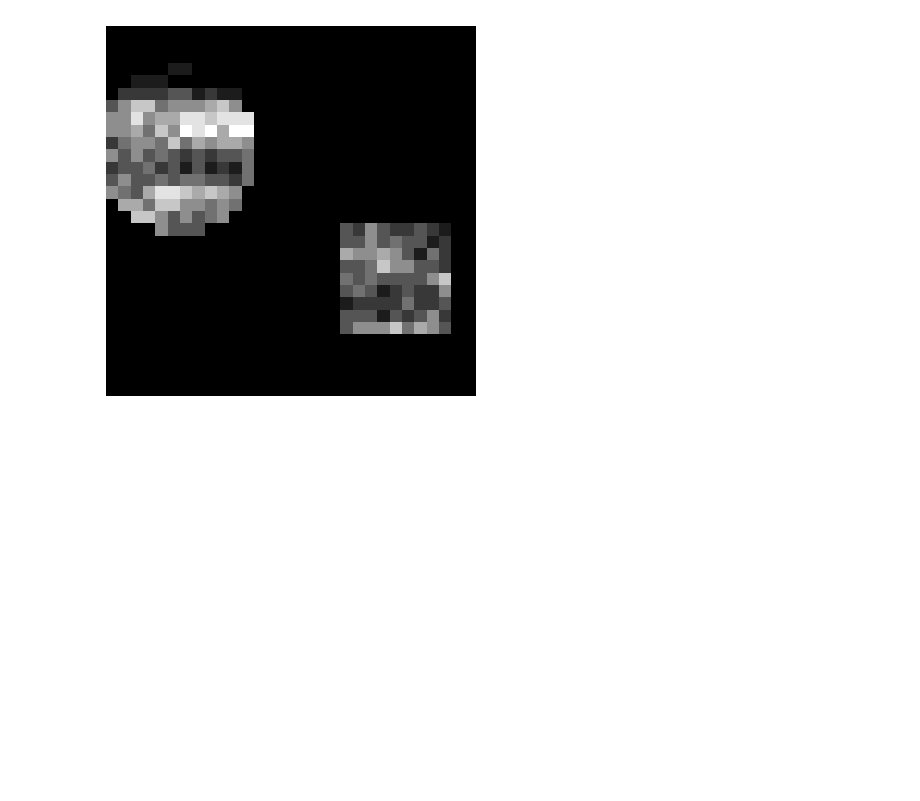
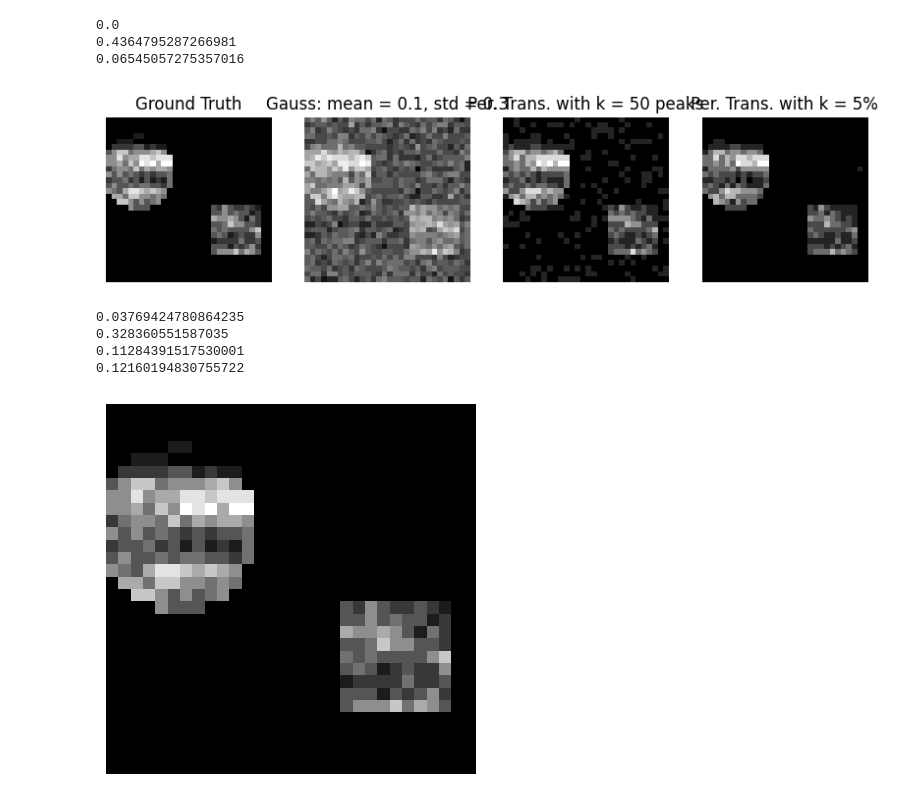
Before and after one commit to klailag/SupervisedTDAMethodForMALDI, a Jupyter notebook: Paper revision/simulation from r.ipynb, the cells around one changed output. Cells and saved outputs as stored; diff of their text form; code cells hidden in the pictures; blank space fills up the shorter version.

```diff
--- a/Paper revision/simulation from r.ipynb
+++ b/Paper revision/simulation from r.ipynb
@@ -331,3 +402,43 @@ plt.show()
+# %%
+print(signal_to_noise_ratio(images[0], images[0]))
+print(signal_to_noise_ratio(images[0], images[1]))
+print(signal_to_noise_ratio(images[0], images[2]))
+# %% [output]
+0.0
+0.4364795287266981
+0.06545057275357016
+# %%
+data = read_data("data/image_data.RData")
+images = [data]
+noisy_data = add_gaussian_noise(data, mean = 0.1, std = 0.3, seed=123)
+#noisy_data = add_poisson_noise(data, lam = 0.2, seed=123)
+images.append(noisy_data)
+fixed_pt = getPersistenceTransformation(data_X = pd.DataFrame(noisy_data), number_of_peaks = 50)
+images.append(fixed_pt)
+percantage_pt = getPersistenceTransformation2(data_X = pd.DataFrame(noisy_data), listOfK = [0.05])
+images.append(percantage_pt[0])
+labels = ['Ground Truth', 'Gauss: mean = 0.1, std = 0.3',  'Per. Trans. with k = 50 peaks', 'Per. Trans. with k = 5%']
+#labels = ['Ground Truth', 'Poisson: lam = 0.2', 'Per. Trans. with k = 5%']
+
+fig, axes = plt.subplots(nrows=1, ncols=4, figsize=(10, 10))
+for i in range(4):
+    axes[i].imshow(create_maldi_image(images[i]), cmap='gray')
+    axes[i].axis('off')
+    axes[i].set_title(labels[i])
+plt.savefig('plot.png')
+plt.show()
+# %% [output]
+[figure, added]
+# %%
+print(signal_to_noise_ratio(images[0], images[0]))
+print(signal_to_noise_ratio(images[0], images[1]))
+print(signal_to_noise_ratio(images[0], images[2]))
+print(signal_to_noise_ratio(images[0], images[3]))
+# %% [output]
+0.03769424780864235
+0.328360551587035
+0.11284391517530001
+0.12160194830755722
 # %%
 data = read_data("data/image_data.RData")
 image = create_maldi_image(data)
```
Also changed, not shown: parts of 8 cells of this notebook, 2 other files.
